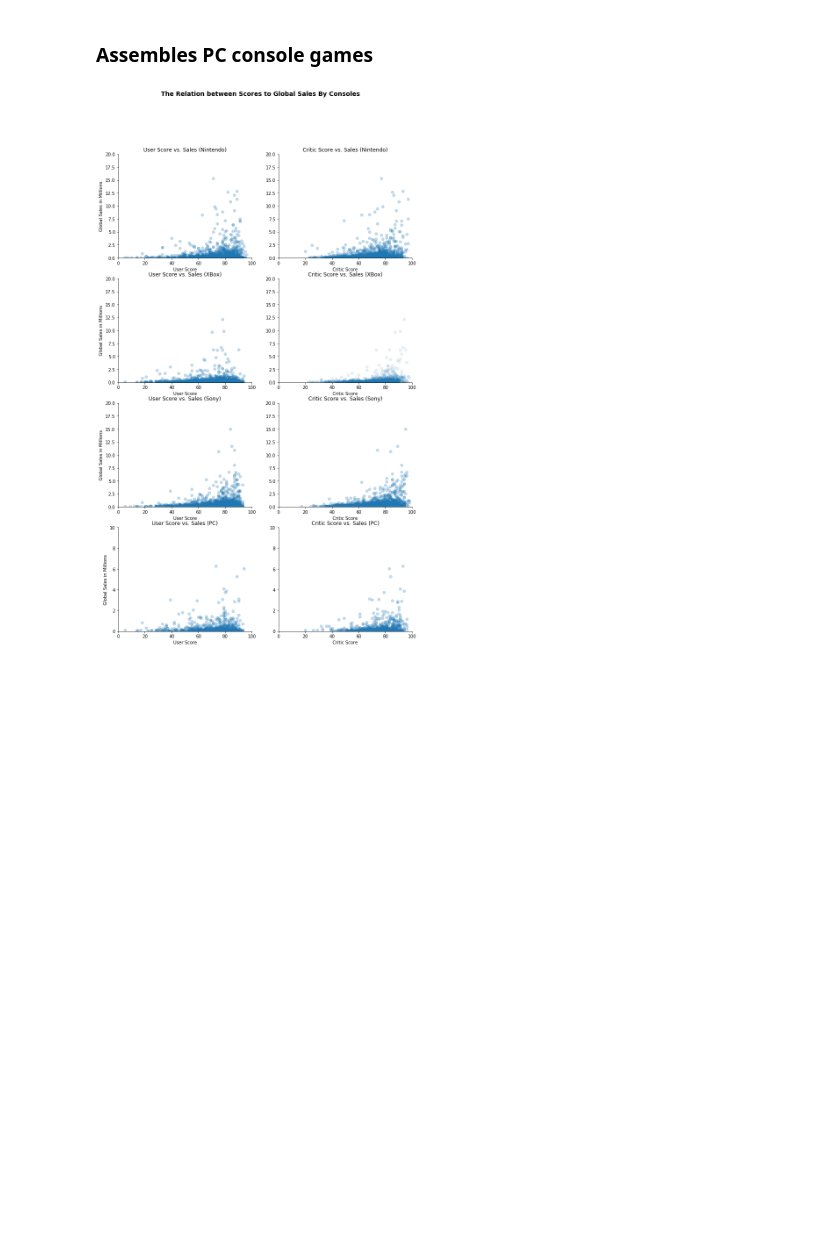
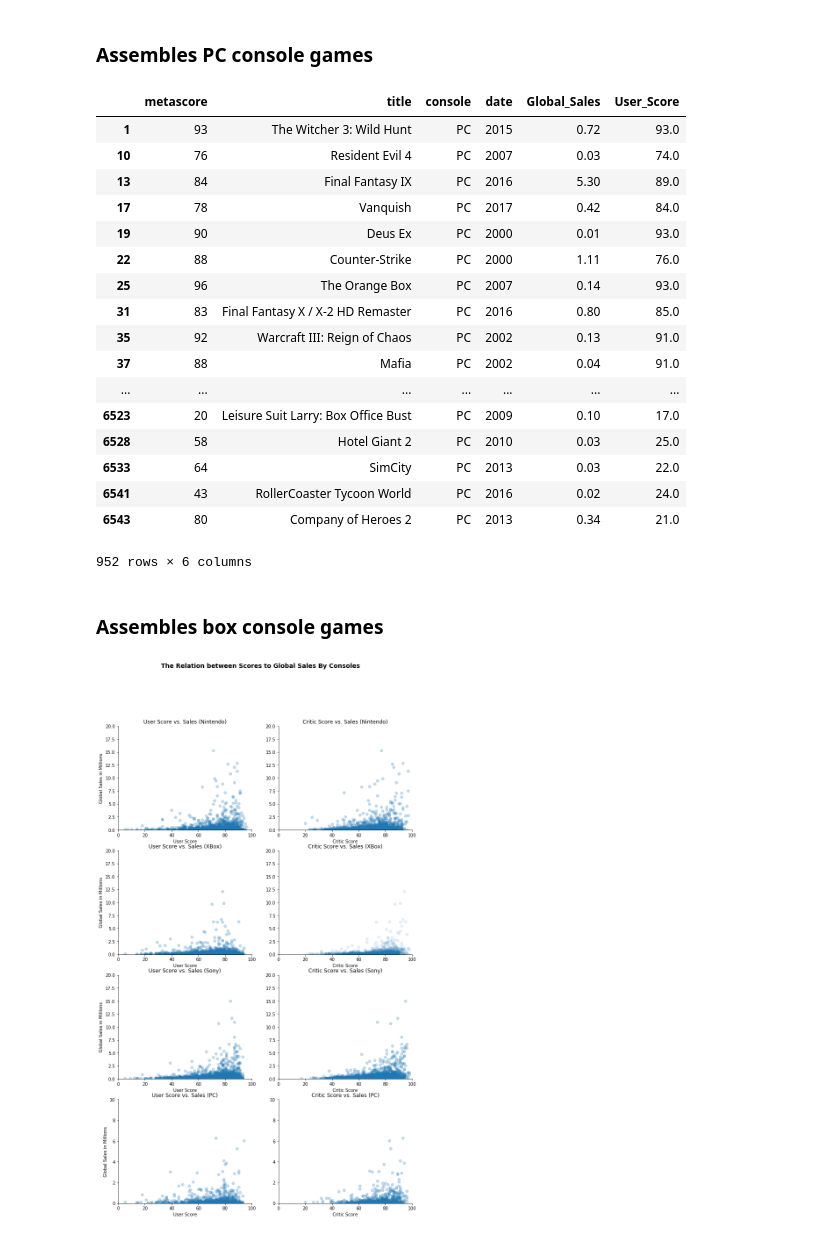
Before and after one commit to mell0611/data_science_project, a Jupyter notebook: data_analysis.ipynb, the cells around one changed output. Saved outputs shown, nothing was run; the diff lists cells and outputs as text; code cells hidden in the pictures; blank space fills up the shorter version.

```diff
--- a/data_analysis.ipynb
+++ b/data_analysis.ipynb
@@ -115,6 +115,29 @@ combonintendo
 ### Assembles PC console games
 # %%
 combopc = grouped.get_group('PC') # Creates a dataframe combopc
+# %%
+combopc
+# %% [output]
+|  | metascore | title | console | date | Global_Sales | User_Score |
+| 1 | 93 | The Witcher 3: Wild Hunt | PC | 2015 | 0.72 | 93.0 |
+| 10 | 76 | Resident Evil 4 | PC | 2007 | 0.03 | 74.0 |
+| 13 | 84 | Final Fantasy IX | PC | 2016 | 5.30 | 89.0 |
+| 17 | 78 | Vanquish | PC | 2017 | 0.42 | 84.0 |
+| 19 | 90 | Deus Ex | PC | 2000 | 0.01 | 93.0 |
+| 22 | 88 | Counter-Strike | PC | 2000 | 1.11 | 76.0 |
+| 25 | 96 | The Orange Box | PC | 2007 | 0.14 | 93.0 |
+| 31 | 83 | Final Fantasy X / X-2 HD Remaster | PC | 2016 | 0.80 | 85.0 |
+| 35 | 92 | Warcraft III: Reign of Chaos | PC | 2002 | 0.13 | 91.0 |
+| 37 | 88 | Mafia | PC | 2002 | 0.04 | 91.0 |
+| ... | ... | ... | ... | ... | ... | ... |
+| 6523 | 20 | Leisure Suit Larry: Box Office Bust | PC | 2009 | 0.10 | 17.0 |
+| 6528 | 58 | Hotel Giant 2 | PC | 2010 | 0.03 | 25.0 |
+| 6533 | 64 | SimCity | PC | 2013 | 0.03 | 22.0 |
+| 6541 | 43 | RollerCoaster Tycoon World | PC | 2016 | 0.02 | 24.0 |
+| 6543 | 80 | Company of Heroes 2 | PC | 2013 | 0.34 | 21.0 |
+952 rows × 6 columns
+# %% [markdown]
+### Assembles box console games
 # %%
 # Create a dataframe called comboxbox, in which info on XBOX Line of consoles will be stored
 comboxbox = grouped.get_group('XONE') # Store info on the XBOX One as of this line
```
